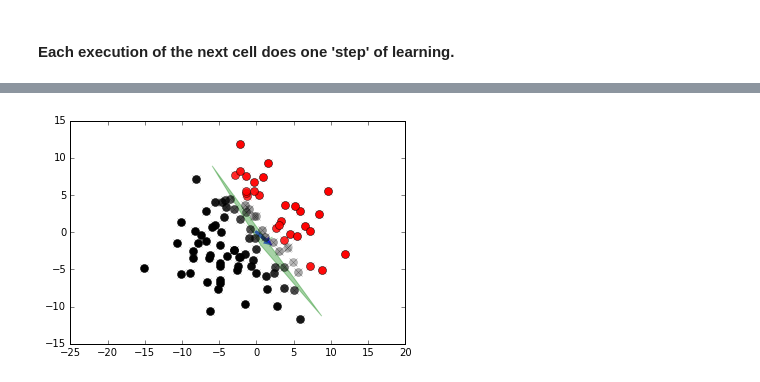
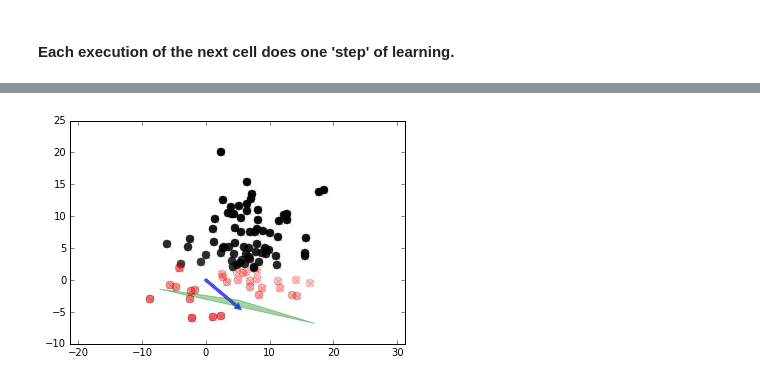
Before and after one commit to harryross263/comp421, a Jupyter notebook: old/mobile-Perceptron.ipynb, the cells around one changed output, grey strips where cells are left out. Saved outputs shown, nothing was run; the diff lists cells and outputs as text; code cells hidden in the pictures.

```diff
--- a/old/mobile-Perceptron.ipynb
+++ b/old/mobile-Perceptron.ipynb
@@ -6,8 +9,8 @@ import pylab as pl
 # %%
 Npats, Nins = 100, 2
-X = 5*rng.normal(0,1,size=(Npats,Nins))
+X = 5*rng.normal(1,1,size=(Npats,Nins))
 w_truth = rng.normal(0,1,size=(Nins))
-m_truth = rng.normal(0,1,size=(Nins))
+m_truth = rng.normal(1,1,size=(Nins))
 phi = np.dot(X - m_truth, w_truth)
 Targ = np.where(phi > 0.0, 1, 0)
 # %%
@@ -28,3 +33,7 @@ def show_result():
+# %%
+init_w = rng.normal(0,1,size=(Nins))
+init_m = 4.*rng.normal(0,1,size=(Nins))
+rate = 0.1 / Npats
 # %% [markdown]
 Red and Black are target 0 and 1 patterns respectively.
 
@@ -32,7 +41,7 @@ They will get "filled in" once the perceptron is getting them correct.
 # %%
 def do_one_step(w,m,X,Targ,rate):
     phi = np.dot(X-m,w)
-    Y = 1.0/(1. + np.exp(-phi))   # Sigmoid perceptron ('logistic regression')
+    Y = sigmoid(phi)  # Sigmoid perceptron ('logistic regression')
     dw = (np.sum(np.atleast_2d(Targ-Y).T*(X-m), axis=0))
     dm = -(np.sum(np.atleast_2d(Targ-Y).T*w, axis=0))
     w = w + rate * dw   # one step of learning
@@ -46,0 +50,4 @@ rate = 0.1 / Npats
+# %%
+w,m,Y = do_one_step(init_w,init_m,X,Targ,0.0)
+print('loss: ', np.sum(Targ*np.log(Y) + (1-Targ)*np.log(1-Y)))
+print(w,m)
@@ -58,8 +68,8 @@ loss:  -643.56819218
 # %%
-for t in range(50):
+for t in range(100):
     w,m,Y = do_one_step(w,m,X,Targ,rate)
 show_result()
 print(w,m)
 print('loss: ', np.sum(Targ*np.log(Y) + (1-Targ)*np.log(1-Y)))
 # %% [output]
-[figure, old version]
+[figure, new version]
```
Also changed, not shown: parts of 13 cells of this notebook.
